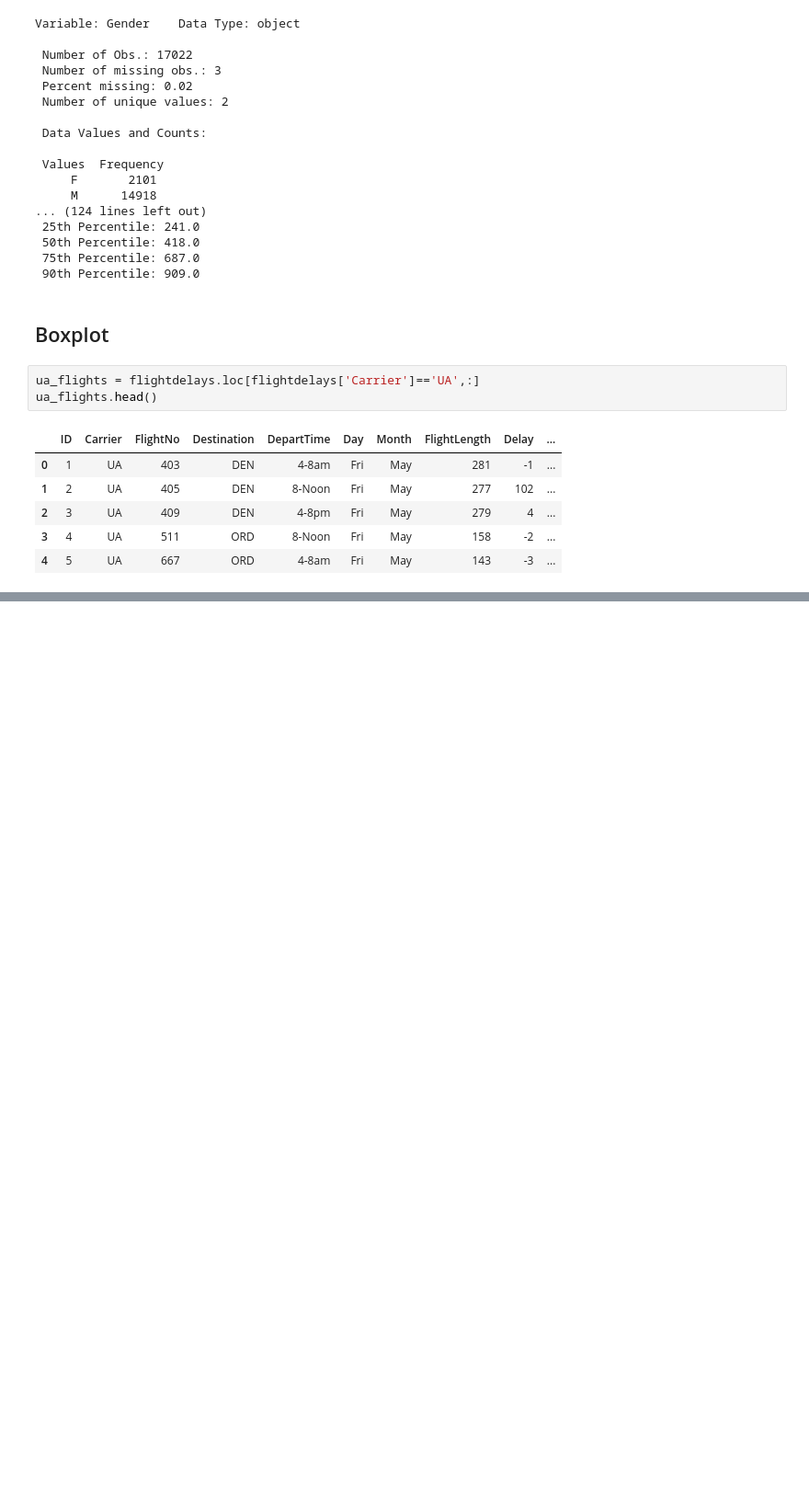
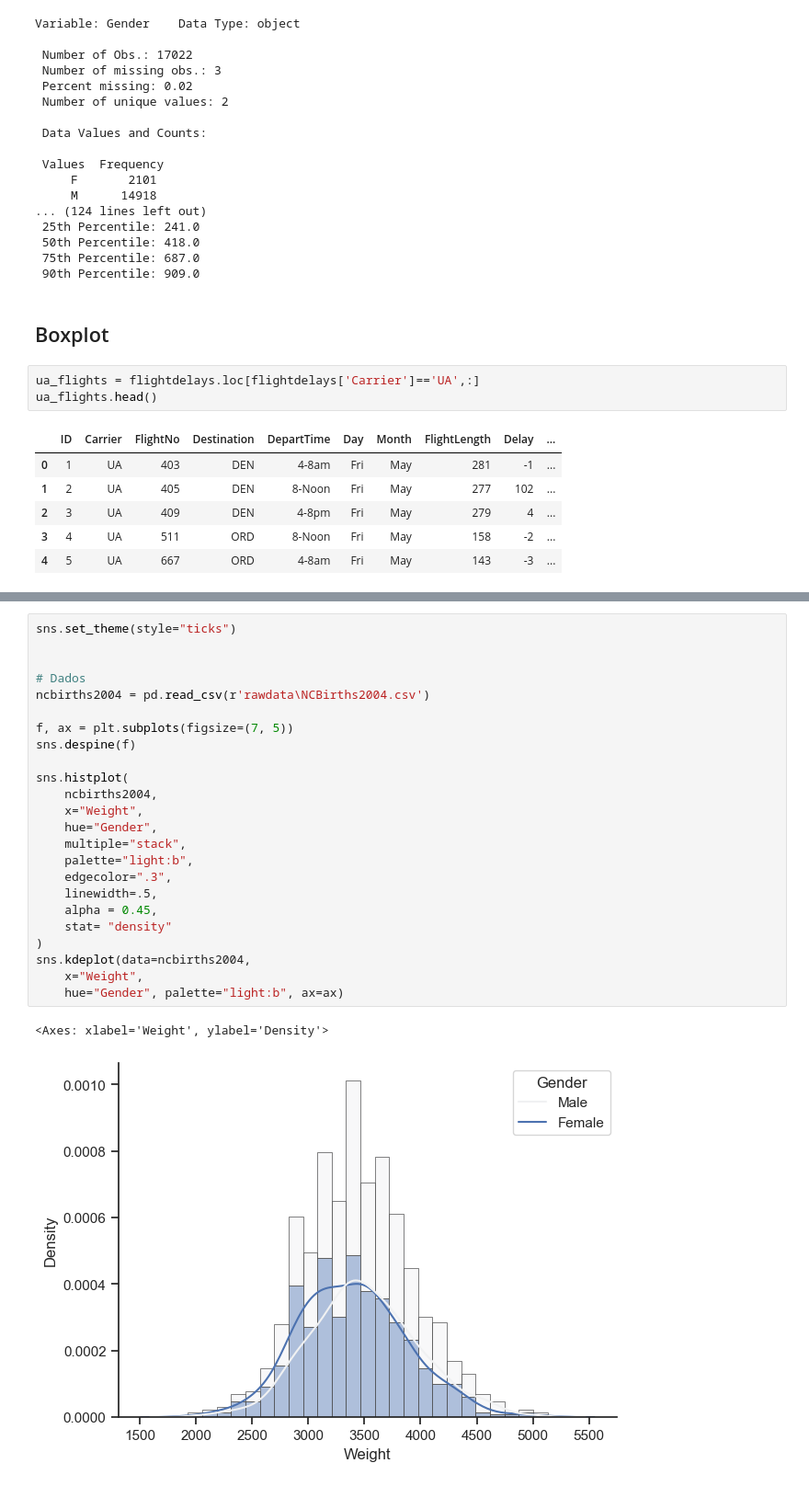
Before and after one commit to eduardo-kt/matstats_resampling_python, a Jupyter notebook: ch02_EDA.ipynb, the cells around one changed output, grey strips where cells are left out. Shown at 92% size. Saved outputs shown, nothing was run; the diff lists cells and outputs as text; blank space fills up the shorter version.

```diff
--- a/ch02_EDA.ipynb
+++ b/ch02_EDA.ipynb
@@ -177,0 +225,27 @@ pag 39
+# %%
+sns.set_theme(style="ticks")
+
+
+# Dados
+ncbirths2004 = pd.read_csv(r'rawdata\NCBirths2004.csv')
+
+f, ax = plt.subplots(figsize=(7, 5))
+sns.despine(f)
+
+sns.histplot(
+    ncbirths2004,
+    x="Weight",
+    hue="Gender",
+    multiple="stack",
+    palette="light:b",
+    edgecolor=".3",
+    linewidth=.5,
+    alpha = 0.45,
+    stat= "density"
+)
+sns.kdeplot(data=ncbirths2004,
+    x="Weight",
+    hue="Gender", palette="light:b", ax=ax)
+# %% [output]
+<Axes: xlabel='Weight', ylabel='Density'>
+[figure, added]
```
Also changed, not shown: parts of 15 cells of this notebook, 1 other file.
